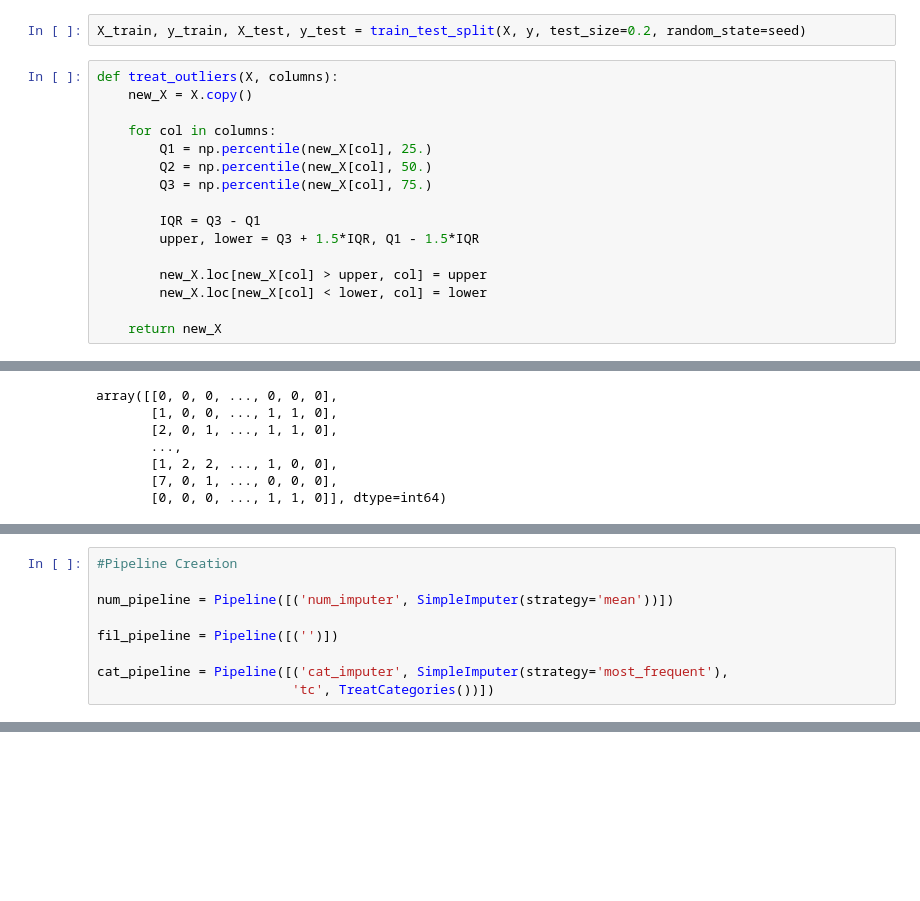
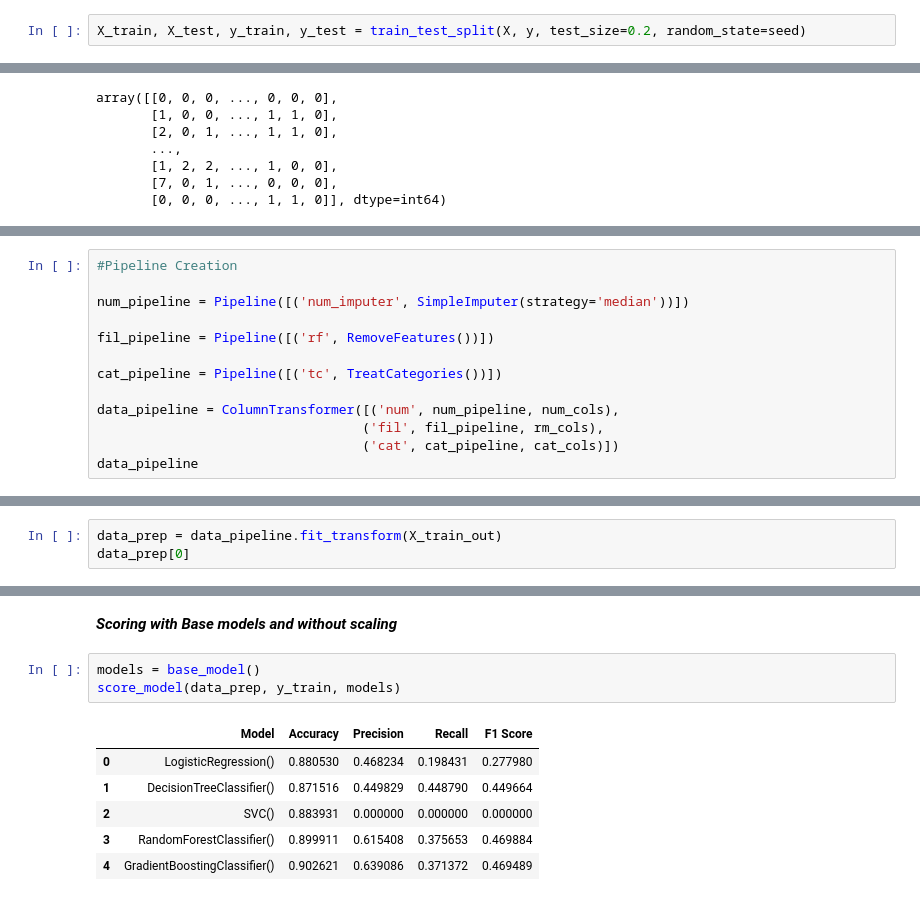
Before and after one commit to debhere/Financial-Lead-Conversion, a Jupyter notebook: Predict lead conversion_V1.0.ipynb, the cells around one changed output, grey strips where cells are left out. Cells and saved outputs as stored; diff of their text form; blank space fills up the shorter version.

```diff
--- a/Predict lead conversion_V1.0.ipynb
+++ b/Predict lead conversion_V1.0.ipynb
@@ -198,23 +201,7 @@ from sklearn.model_selection import train_test_split
 y = df['y']
 X = df.drop('y', axis=1)
 # %%
-X_train, y_train, X_test, y_test = train_test_split(X, y, test_size=0.2, random_state=seed)
+X_train, X_test, y_train, y_test = train_test_split(X, y, test_size=0.2, random_state=seed)
-# %%
-def treat_outliers(X, columns):
-    new_X = X.copy()
-
-    for col in columns:
-        Q1 = np.percentile(new_X[col], 25.)
-        Q2 = np.percentile(new_X[col], 50.)
-        Q3 = np.percentile(new_X[col], 75.)
-
-        IQR = Q3 - Q1
-        upper, lower = Q3 + 1.5*IQR, Q1 - 1.5*IQR
-
-        new_X.loc[new_X[col] > upper, col] = upper
-        new_X.loc[new_X[col] < lower, col] = lower
-
-    return new_X
 # %%
 num_cols = ['age', 'balance', 'duration']
 # %%
@@ -289,9 +305,13 @@ cat_imputer = SimpleImputer(strategy='most_frequent')
 # %%
 #Pipeline Creation
 
-num_pipeline = Pipeline([('num_imputer', SimpleImputer(strategy='mean'))])
+num_pipeline = Pipeline([('num_imputer', SimpleImputer(strategy='median'))])
 
-fil_pipeline = Pipeline([('')])
+fil_pipeline = Pipeline([('rf', RemoveFeatures())])
 
-cat_pipeline = Pipeline([('cat_imputer', SimpleImputer(strategy='most_frequent'),
-                         'tc', TreatCategories())])
+cat_pipeline = Pipeline([('tc', TreatCategories())])
+
+data_pipeline = ColumnTransformer([('num', num_pipeline, num_cols),
+                                  ('fil', fil_pipeline, rm_cols),
+                                  ('cat', cat_pipeline, cat_cols)])
+data_pipeline
@@ -297,0 +331,3 @@ cat_pipeline = Pipeline([('cat_imputer', SimpleImputer(strategy='most_frequent')
+# %%
+data_prep = data_pipeline.fit_transform(X_train_out)
+data_prep[0]
@@ -297,0 +416,12 @@ cat_pipeline = Pipeline([('cat_imputer', SimpleImputer(strategy='most_frequent')
+# %% [markdown]
+***Scoring with Base models and without scaling***
+# %%
+models = base_model()
+score_model(data_prep, y_train, models)
+# %% [output]
+|  | Model | Accuracy | Precision | Recall | F1 Score |
+| 0 | LogisticRegression() | 0.880530 | 0.468234 | 0.198431 | 0.277980 |
+| 1 | DecisionTreeClassifier() | 0.871516 | 0.449829 | 0.448790 | 0.449664 |
+| 2 | SVC() | 0.883931 | 0.000000 | 0.000000 | 0.000000 |
+| 3 | RandomForestClassifier() | 0.899911 | 0.615408 | 0.375653 | 0.469884 |
+| 4 | GradientBoostingClassifier() | 0.902621 | 0.639086 | 0.371372 | 0.469489 |
```
Also changed, not shown: parts of 20 cells of this notebook.
